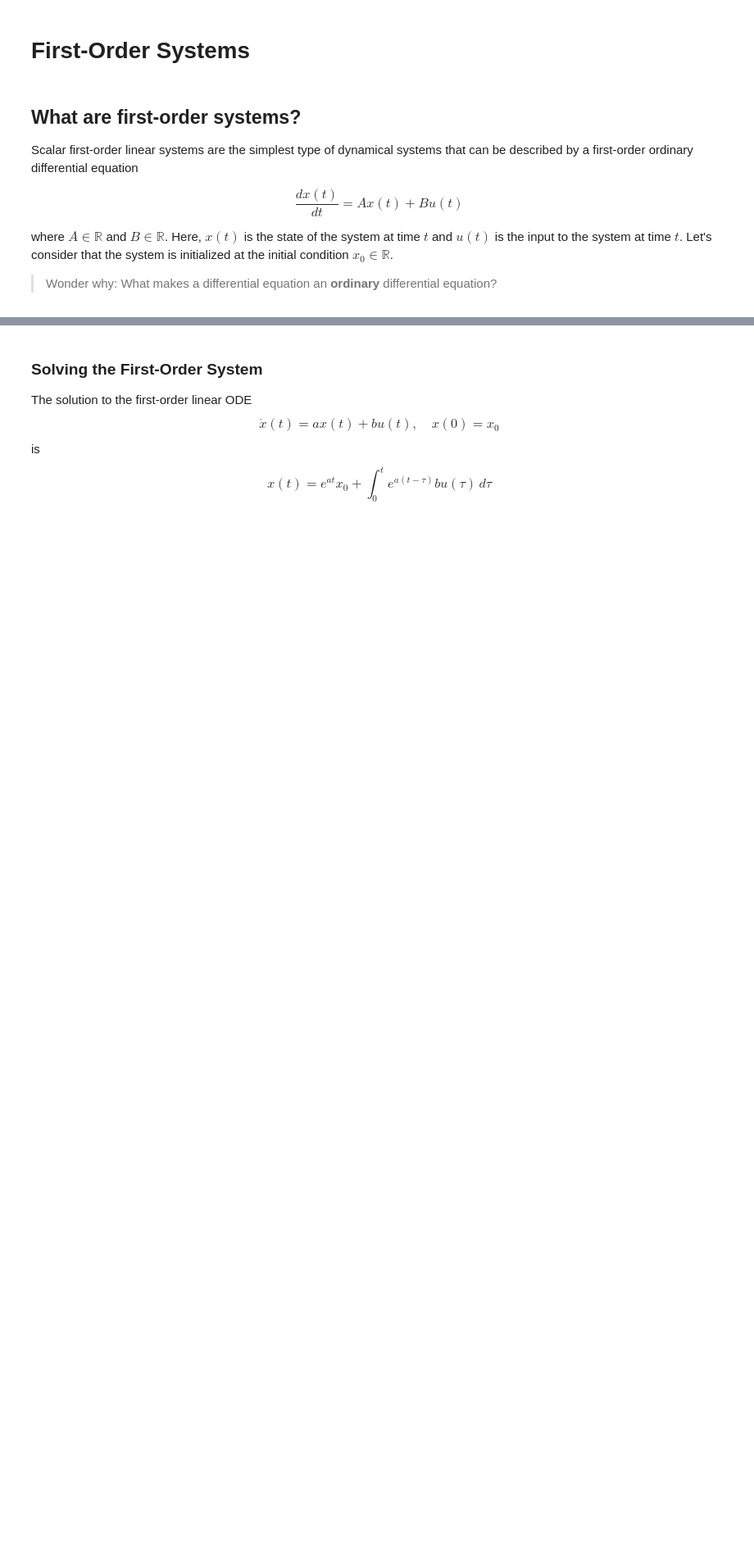
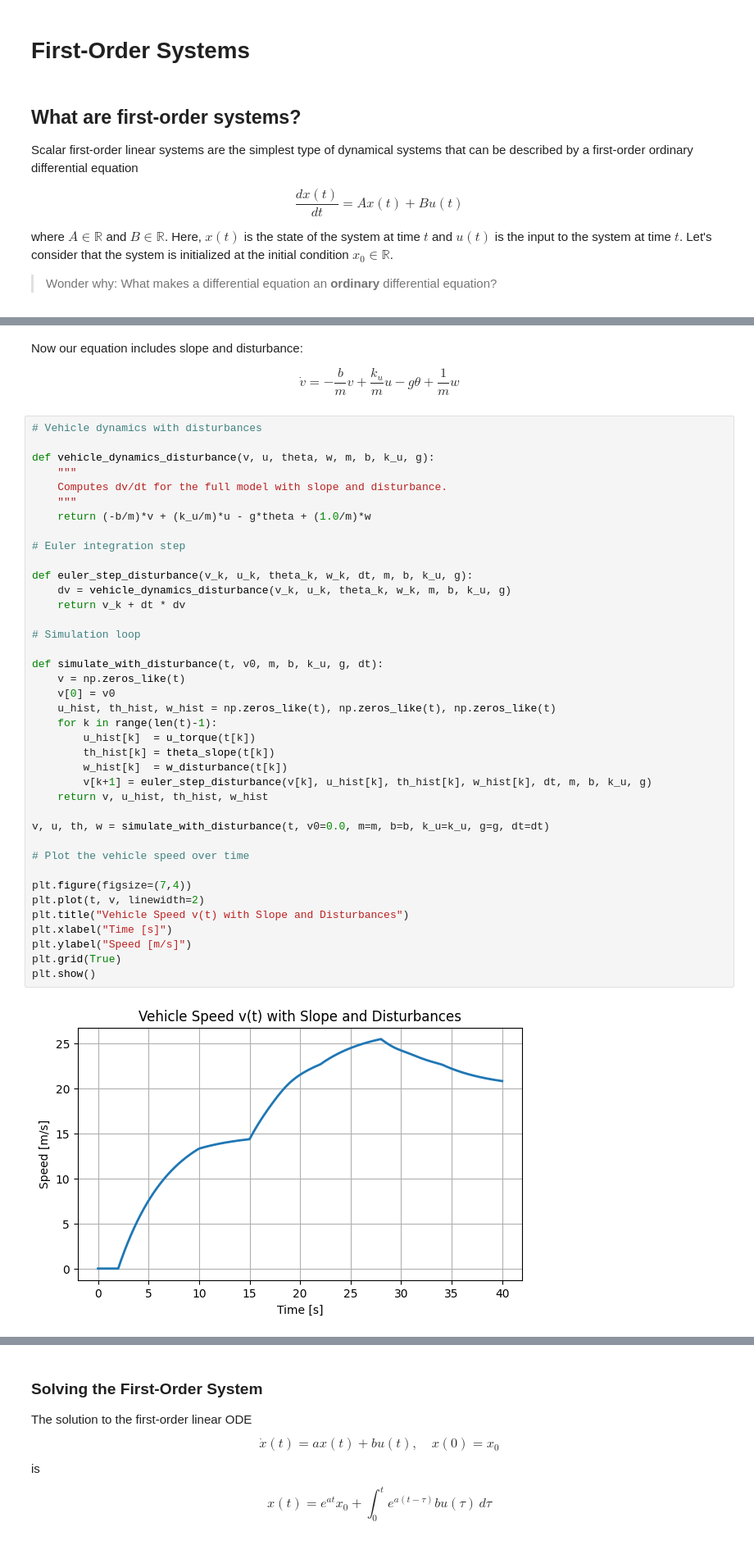
Before and after one commit to suann124/AIinTeaching_Archive, a Jupyter notebook: lectures/L4_Firstorder_1.ipynb, the cells around one changed output, grey strips where cells are left out. Shown at 82% size. Cells and saved outputs as stored; diff of their text form; blank space fills up the shorter version.

```diff
--- a/lectures/L4_Firstorder_1.ipynb
+++ b/lectures/L4_Firstorder_1.ipynb
@@ -209,0 +290,47 @@ plt.show()
+# %% [markdown]
+Now our equation includes slope and disturbance:
+
+$$
+\dot v = -\frac{b}{m} v + \frac{k_u}{m} u - g \theta + \frac{1}{m} w
+$$
+# %%
+# Vehicle dynamics with disturbances
+
+def vehicle_dynamics_disturbance(v, u, theta, w, m, b, k_u, g):
+    """
+    Computes dv/dt for the full model with slope and disturbance.
+    """
+    return (-b/m)*v + (k_u/m)*u - g*theta + (1.0/m)*w
+
+# Euler integration step
+
+def euler_step_disturbance(v_k, u_k, theta_k, w_k, dt, m, b, k_u, g):
+    dv = vehicle_dynamics_disturbance(v_k, u_k, theta_k, w_k, m, b, k_u, g)
+    return v_k + dt * dv
+
+# Simulation loop
+
+def simulate_with_disturbance(t, v0, m, b, k_u, g, dt):
+    v = np.zeros_like(t)
+    v[0] = v0
+    u_hist, th_hist, w_hist = np.zeros_like(t), np.zeros_like(t), np.zeros_like(t)
+    for k in range(len(t)-1):
+        u_hist[k]  = u_torque(t[k])
+        th_hist[k] = theta_slope(t[k])
+        w_hist[k]  = w_disturbance(t[k])
+        v[k+1] = euler_step_disturbance(v[k], u_hist[k], th_hist[k], w_hist[k], dt, m, b, k_u, g)
+    return v, u_hist, th_hist, w_hist
+
+v, u, th, w = simulate_with_disturbance(t, v0=0.0, m=m, b=b, k_u=k_u, g=g, dt=dt)
+
+# Plot the vehicle speed over time
+
+plt.figure(figsize=(7,4))
+plt.plot(t, v, linewidth=2)
+plt.title("Vehicle Speed v(t) with Slope and Disturbances")
+plt.xlabel("Time [s]")
+plt.ylabel("Speed [m/s]")
+plt.grid(True)
+plt.show()
+# %% [output]
+[figure, added]
```
Also changed, not shown: parts of 20 cells of this notebook.
